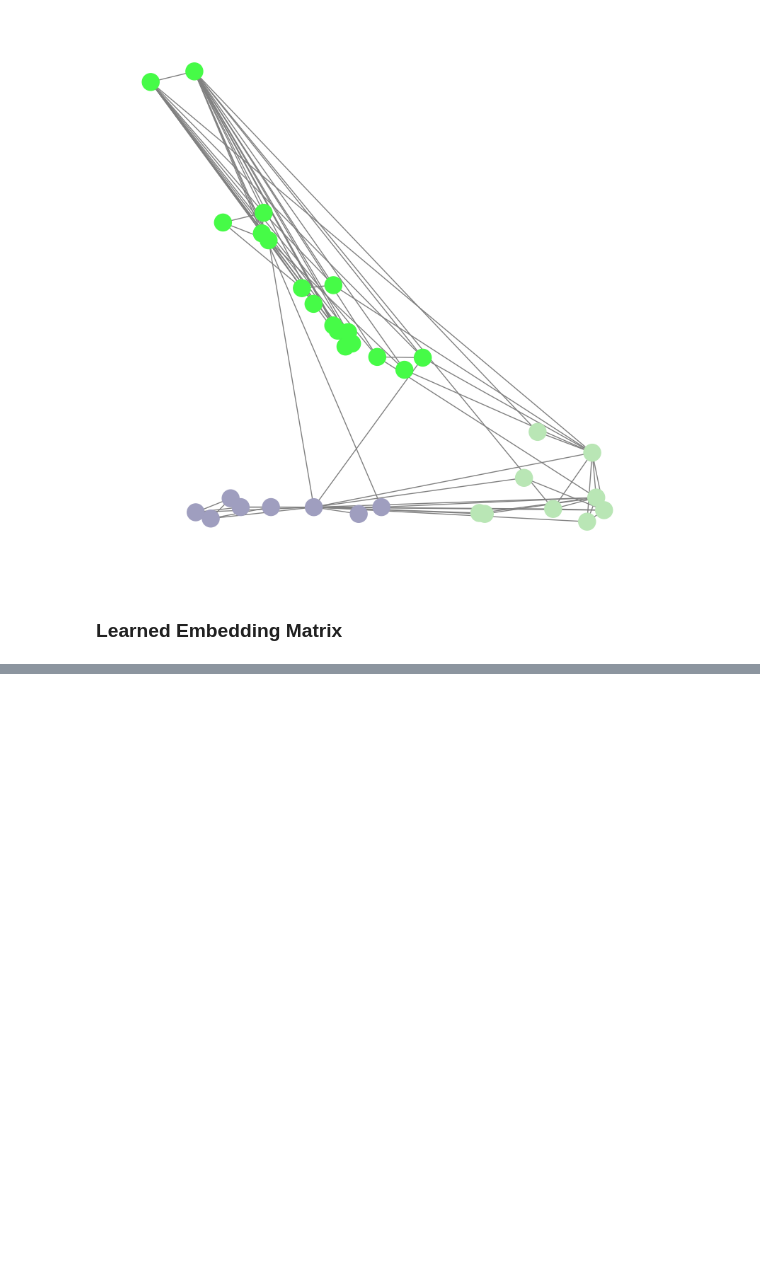
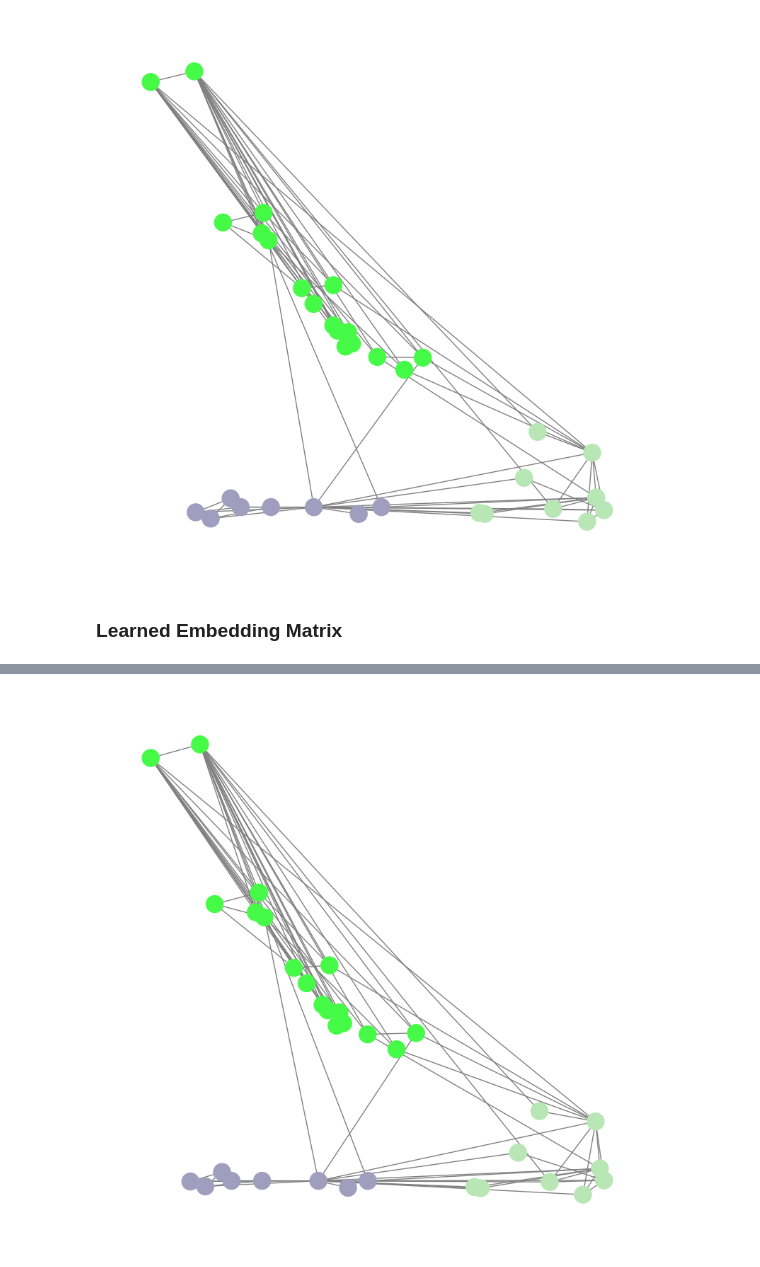
Before and after one commit to ch3njust1n/gcn, a Jupyter notebook: notebook.ipynb, the cells around one changed output, grey strips where cells are left out. Cells and saved outputs as stored; diff of their text form; code cells hidden in the pictures; blank space fills up the shorter version.

```diff
--- a/notebook.ipynb
+++ b/notebook.ipynb
@@ -266,7 +250,10 @@ class Embedding(object):
         self.dW = np.zeros((embedding_dim, num_embeddings))
         self.indices = None
 
-    def __call__(self, indices):
+    def __call__(self, indices, embed=False):
+        if embed:
+            return self.W[:, indices]
+
         self.indices = indices
         return self.W[:, indices]
 
@@ -400,8 +380,8 @@ class GCN(object):
     inputs:
     mask (list) Node ids corresponding to columns in embedding matrix
     '''
-    def __call__(self, mask, encode=False):
-        e = self.embedding(mask)
+    def __call__(self, mask, encode=False, embed=False):
+        e = self.embedding(mask, embed=embed)
         a0 = self.l0(self.G, e, activation=relu)
         a1 = self.l1(self.G, a0, activation=relu).T # transpose b/c Linear layer expects (f,n)
 
@@ -917,0 +994,6 @@ for epoch, rep in encoding.items():
+# %%
+rep = model(indices, encode=True, embed=True)
+embed_dict = {i: rep[:,i] for i in range(rep.shape[1])}
+draw_encoding(G, embed_dict, node_color, name=f'Encoded embedding')
+# %% [output]
+[figure, added]
```
Also changed, not shown: parts of 16 cells of this notebook.
